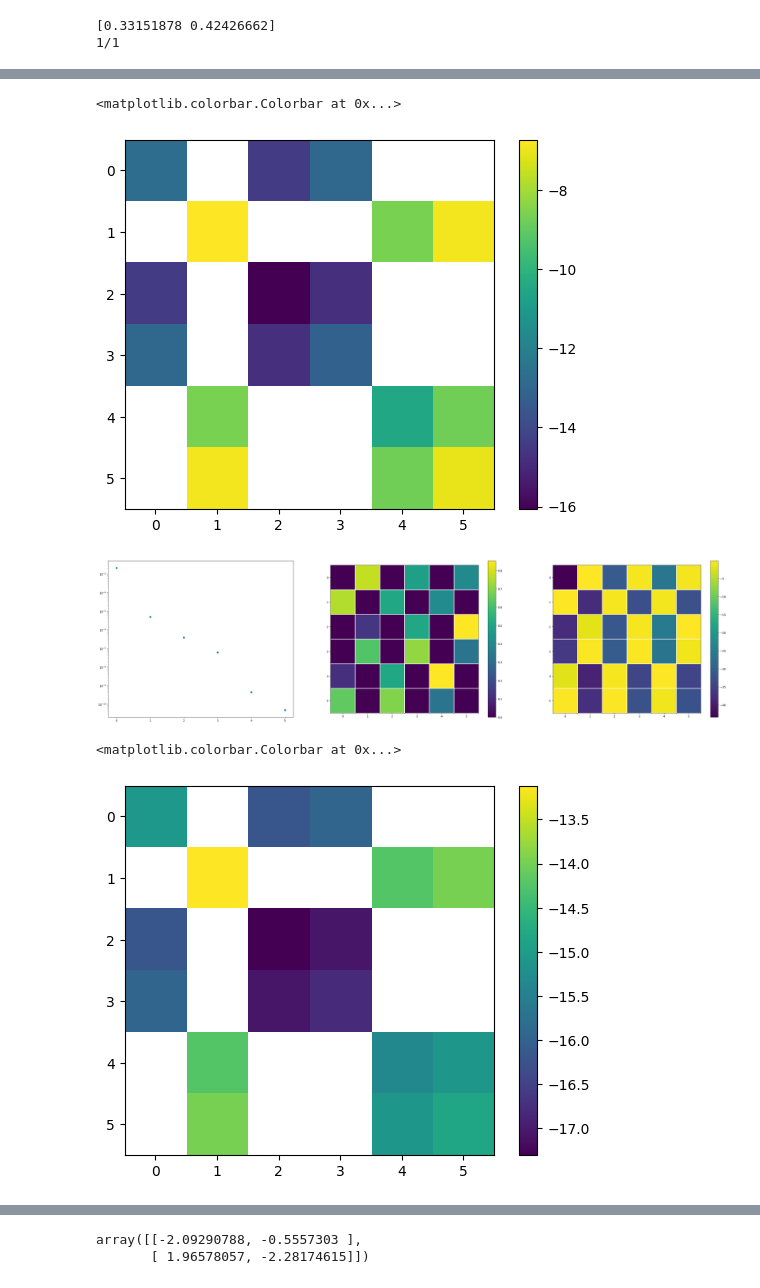
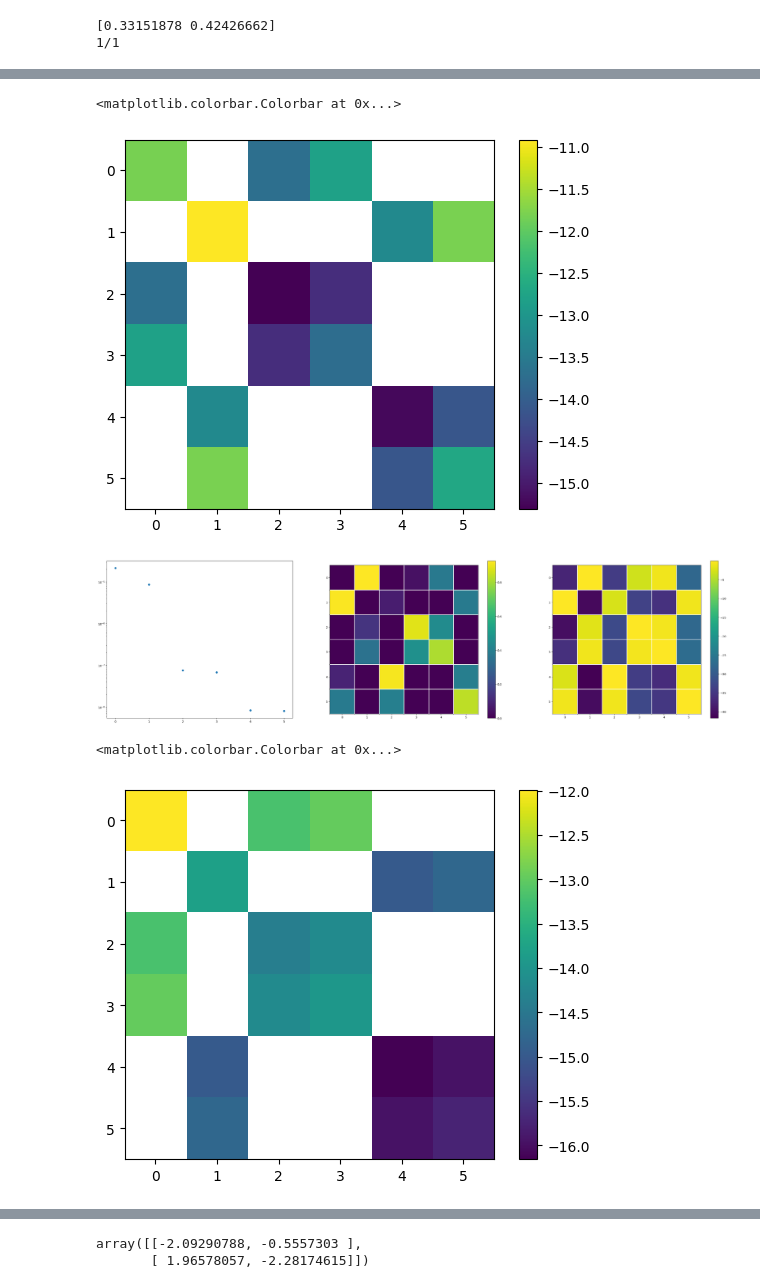
Before and after one commit to joaovaleriano/gLV_OED, a Jupyter notebook: notebooks/sgd_fit_tests.ipynb, the cells around one changed output, grey strips where cells are left out. Drawn from its saved outputs; the diff is of its cells as text; code cells hidden in the pictures.

```diff
--- a/notebooks/sgd_fit_tests.ipynb
+++ b/notebooks/sgd_fit_tests.ipynb
@@ -12,3 +12,6 @@ from stochastic_glv_generator import *
 from experiments import *
 from analysis import *
 from inference import *
+# %%
+for i, a in enumerate(np.array([[1, 2], [2, 3]])):
+    print(i, a)
@@ -30,18 +36,16 @@ t0 = 0
 dt = 1e-2
 
 np.random.seed(123)
-init_perturb = np.random.choice([-1., 1.], n)
-# init_perturb = -np.ones(n)
-init_perturb[init_perturb<0] *= np.random.uniform(0.99, 1., (init_perturb<0).sum())
-init_perturb[init_perturb>0] *= np.random.uniform(0.8, 5, (init_perturb>0).sum())
-# perturb_scale_list = np.array([0.3, 0.5, 0.8, 1.])
-perturb_scale_list = np.random.uniform(0, 1, 1)
-t_samp_list = np.linspace(0, 20, 5).reshape((1,-1))
-# t_samp_list = np.arange(0, 20+dt, dt)
-meas_noise_list = np.array([0.05])
+
+# init_cond_list = init_cond_by_growth(x_eq, 0.1, 1)
+init_cond_list = init_cond_by_perturb(x_eq, 2, [[-1, 1]], 1)
+
+t_samp_list = np.linspace(0, 20, 10).reshape((1,-1))
+
+meas_noise_list = np.array([0.0])
 repetitions = 1
 
-replicates = gen_replicates(p, env_noise, init_perturb, perturb_scale_list, t0, dt, t_samp_list, meas_noise_list, repetitions, seed=0, scale_meas_noise_by_abund=True)
+replicates = gen_replicates(p, env_noise, init_cond_list, t0, dt, t_samp_list, meas_noise_list, repetitions, seed=0, scale_meas_noise_by_abund=True, save_datasets=True)
 # %% [output]
 [0.33151878 0.42426662]
 1/1
@@ -168 +100,5 @@ for i in tqdm(range(len(p3))):
+# %%
+p0_list = np.random.normal(0, 2, (100, n*(n+1)))
+
+p_lm = lm_fit(glv_for_fit, y, dydt.flatten(), p0_list)
 # %%
@@ -248,7 +204,7 @@ plt.imshow(np.log(Freg))
 plt.colorbar()
 # %% [output]
 <matplotlib.colorbar.Colorbar at 0x...>
-[figure, old version]
+[figure, new version]
 # %%
 eigvals, eigvecs = np.linalg.eig(Freg)
 
@@ -273,16 +229,16 @@ plt.yticks(np.arange(0.5, n*(n+1), 1), minor=True)
 plt.grid(which="minor", color="w", lw=2)
 plt.show()
 # %% [output]
-[figure, old version]
+[figure, new version]
 # %%
-S4 = np.expand_dims(glv_time(t, y, p4[0])-dydt, axis=-1)*glv_jac_time(t, y, p4[0])
+S4 = np.expand_dims(glv_time(t, y, p_lm[0])-dydt, axis=-1)*glv_jac_time(t, y, p_lm[0])
 S4 = np.concatenate(S4, 0)
 F4 = S4.T@S4
 plt.imshow(np.log(F4))
 plt.colorbar()
 # %% [output]
 <matplotlib.colorbar.Colorbar at 0x...>
-[figure, old version]
+[figure, new version]
 # %%
 eigvals, eigvecs = np.linalg.eig(F4)
 
```
Also changed, not shown: parts of 28 cells of this notebook, 2 other files.
